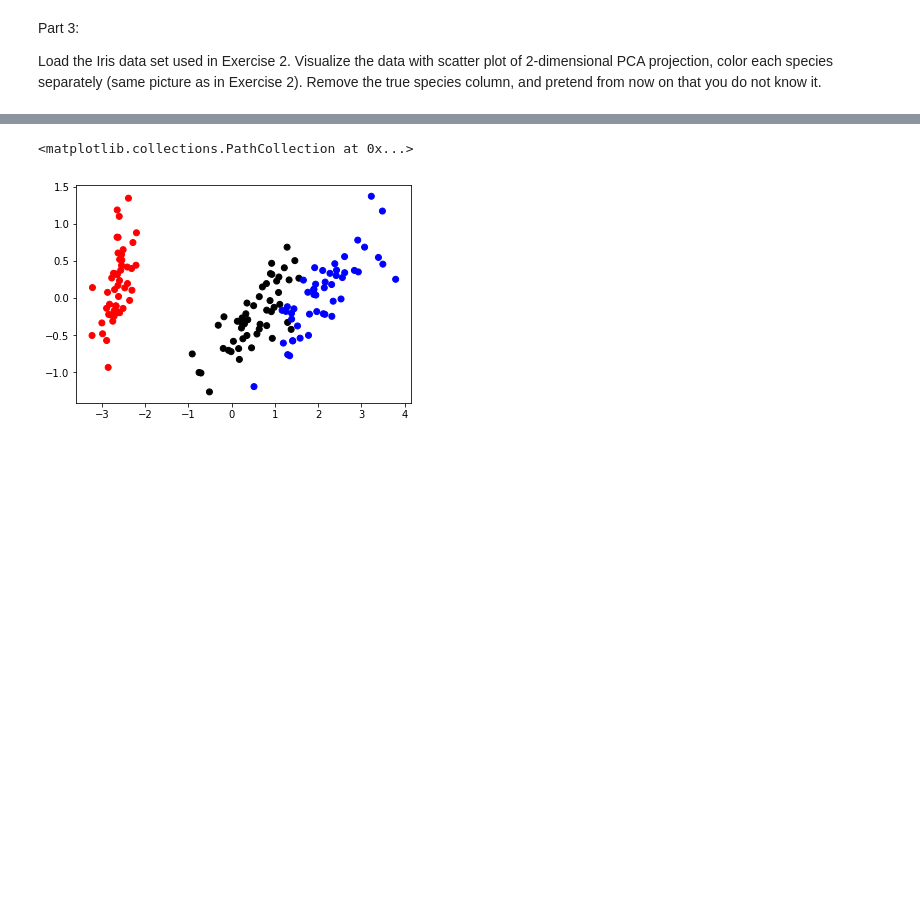
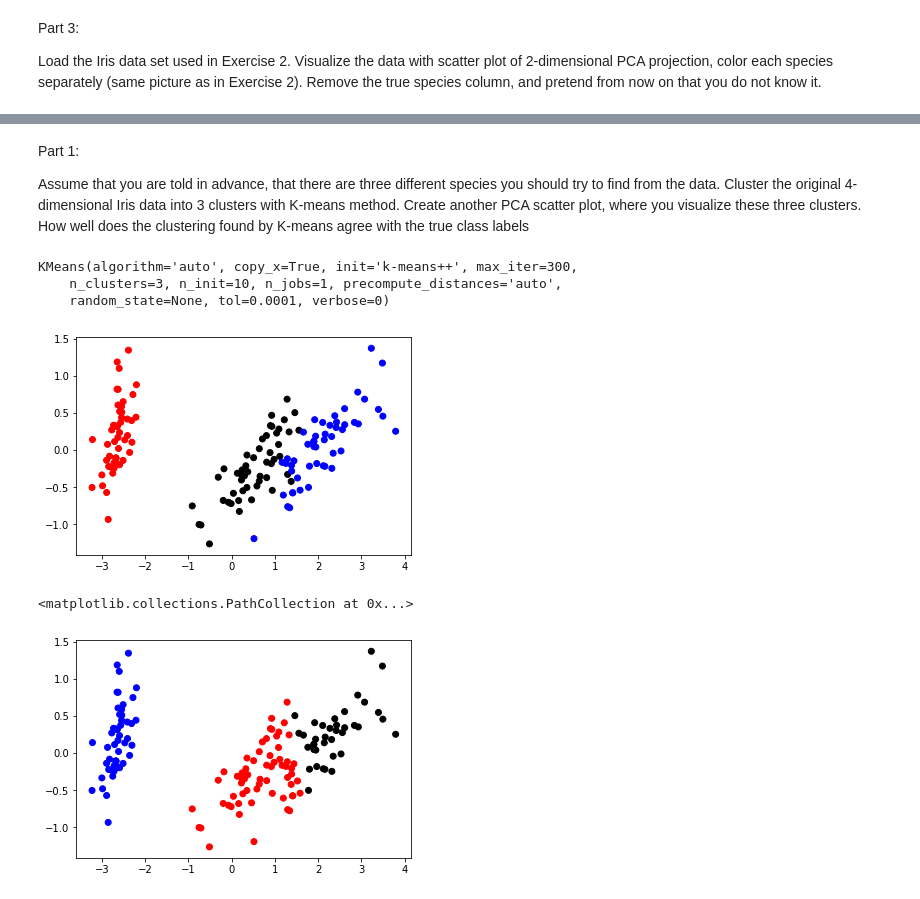
Before and after one commit to TheStranger1/Data-Analysis-and-Knowledge-Discovery, a Jupyter notebook: Exercise-4.ipynb, the cells around one changed output, grey strips where cells are left out. Drawn from its saved outputs; the diff is of its cells as text; code cells hidden in the pictures; blank space fills up the shorter version.

```diff
--- a/Exercise-4.ipynb
+++ b/Exercise-4.ipynb
@@ -86 +110,5 @@ Load the Iris data set used in Exercise 2.  Visualize the data with scatter plot
+# %% [markdown]
+Part 1:
+
+Assume that you are told in advance, that there are three different species you should try to find from the data. Cluster the original 4-dimensional Iris data into 3 clusters with K-means method. Create another PCA scatter plot, where you visualize these three clusters. How well does the clustering found by K-means agree with the true class labels
 # %%
@@ -91,9 +122,23 @@ X_transformed = scaler.transform(X)
 pca = PCA(n_components=2).fit(X)
 X_pca= pca.transform(X)
 # %%
+# Plotting
 my_colormap = {"Iris-setosa":"red", "Iris-virginica":"blue", "Iris-versicolor":"black"}
 colors = [my_colormap[a] for a in y]
 plt.scatter(X_pca[:,0], X_pca[:,1], color=colors)
+
+kmean = KMeans(n_clusters=3)
+kmean.fit(X)
 # %% [output]
-<matplotlib.collections.PathCollection at 0x...>
+KMeans(algorithm='auto', copy_x=True, init='k-means++', max_iter=300,
+    n_clusters=3, n_init=10, n_jobs=1, precompute_distances='auto',
+    random_state=None, tol=0.0001, verbose=0)
 [figure]
+# %%
+kmean.labels_
+colormap= {1:'red', 2:'black', 0:'blue'}
+colors=[colormap[a] for a in kmean.labels_]
+plt.scatter(X_pca[:,0], X_pca[:,1], color=colors)
+# %% [output]
+<matplotlib.collections.PathCollection at 0x...>
+[figure, added]
```
Also changed, not shown: parts of 13 cells of this notebook, 1 other file.
